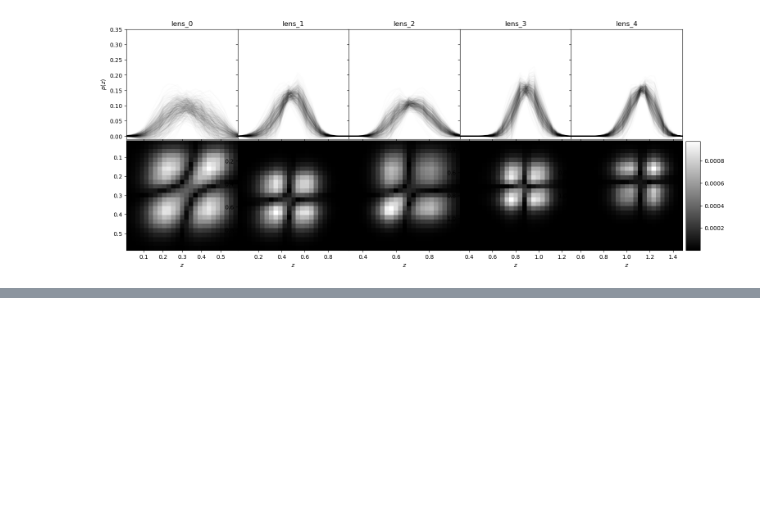
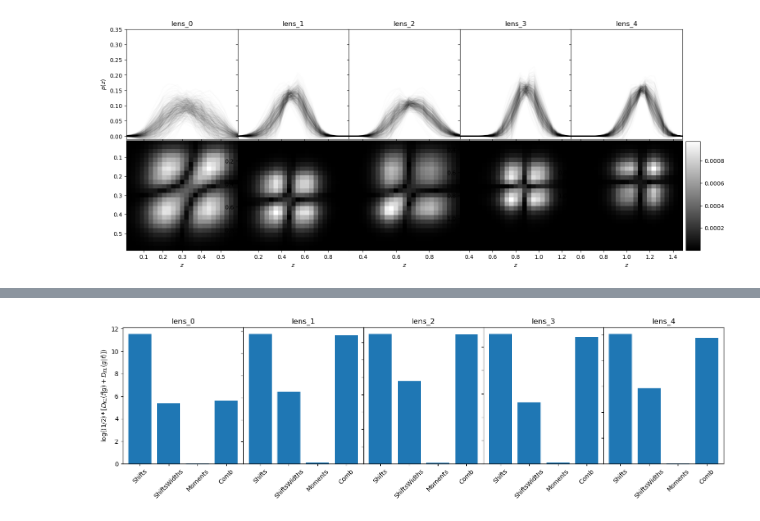
Before and after one commit to LSSTDESC/rail_prior, a Jupyter notebook: examples/cosmodc_tutorial.ipynb, the cells around one changed output, grey strips where cells are left out. Saved outputs shown, nothing was run; the diff lists cells and outputs as text; code cells hidden in the pictures; blank space fills up the shorter version.

```diff
--- a/examples/cosmodc_tutorial.ipynb
+++ b/examples/cosmodc_tutorial.ipynb
@@ -410,0 +593,4 @@ make_nzs_plots(comb_nzs, plot_tracers)
+# %%
+make_D_plots(Ds, ['lens_0', 'lens_1', 'lens_2', 'lens_3', 'lens_4'])
+# %% [output]
+[figure, added]
```
Also changed, not shown: parts of 15 cells of this notebook, 3 other files.
